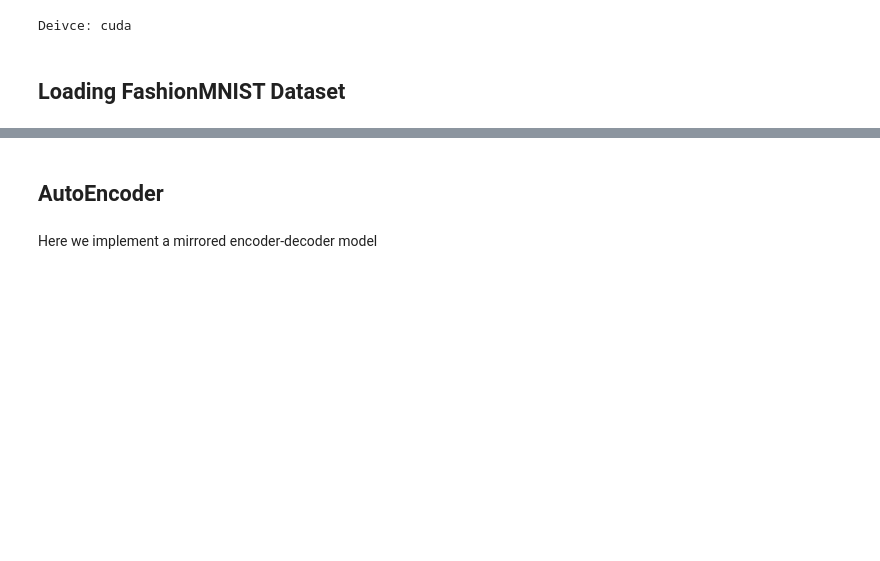
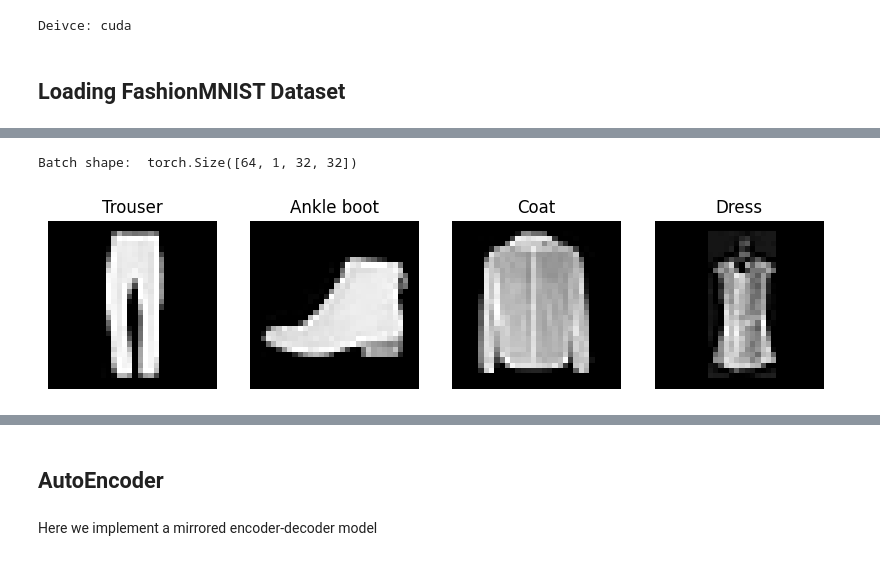
Before and after one commit to Page0526/machine-learning-crash-course, a Jupyter notebook: deep-neural-networks/AutoEncoder.ipynb, the cells around one changed output, grey strips where cells are left out. Saved outputs shown, nothing was run; the diff lists cells and outputs as text; code cells hidden in the pictures; blank space fills up the shorter version.

```diff
--- a/deep-neural-networks/AutoEncoder.ipynb
+++ b/deep-neural-networks/AutoEncoder.ipynb
@@ -127,0 +123,17 @@ for _, data in enumerate(train_loader):
+# %%
+# Visualize data
+for _, data in enumerate(train_loader):
+  print("Batch shape: ",data[0].shape)
+  fig, ax = plt.subplots(1, 4, figsize=(10, 4))
+
+  for i in range(4):
+    # Turn 3D tensor to 2D tensor due to image's single channel
+    ax[i].imshow(data[0][i].squeeze(), cmap='gray')
+    ax[i].axis("off")
+    ax[i].set_title(labels[data[1][i]])
+
+  plt.show()
+  break
+# %% [output]
+Batch shape:  torch.Size([64, 1, 32, 32])
+[figure, added]
```
Also changed, not shown: parts of 5 cells of this notebook.
